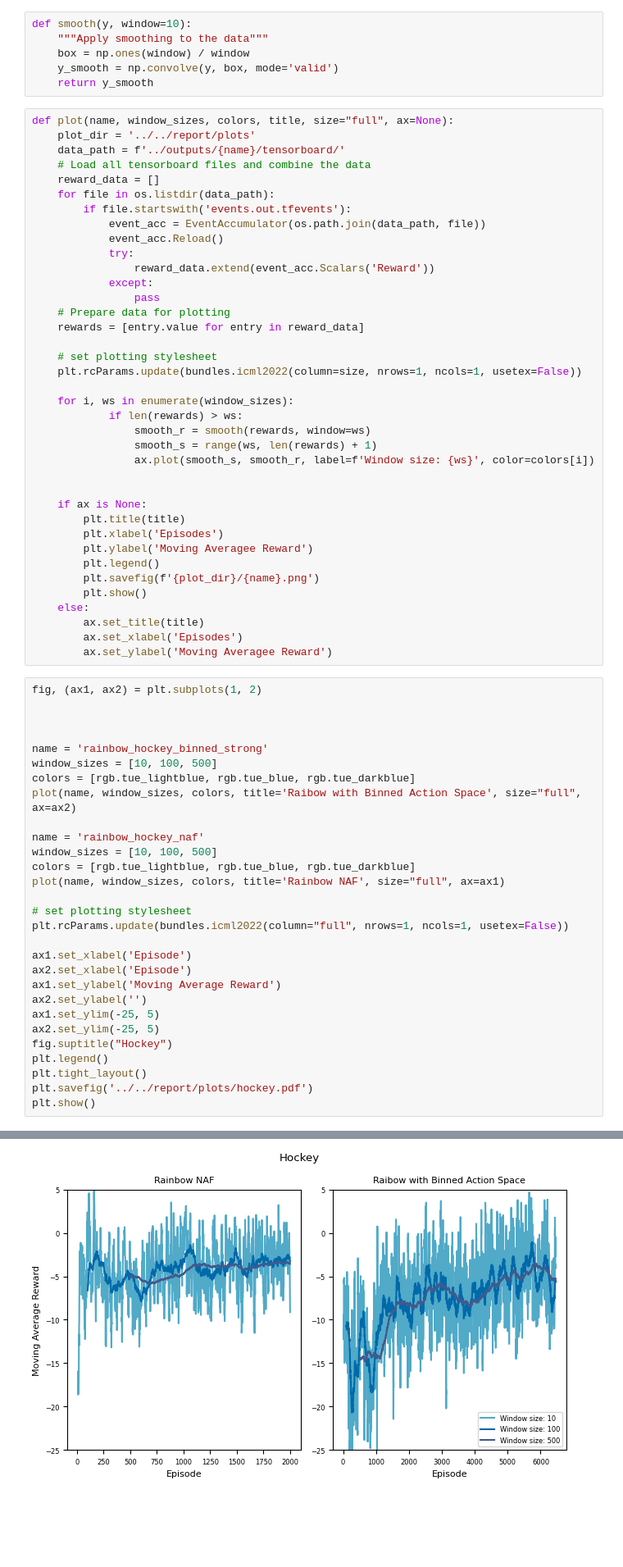
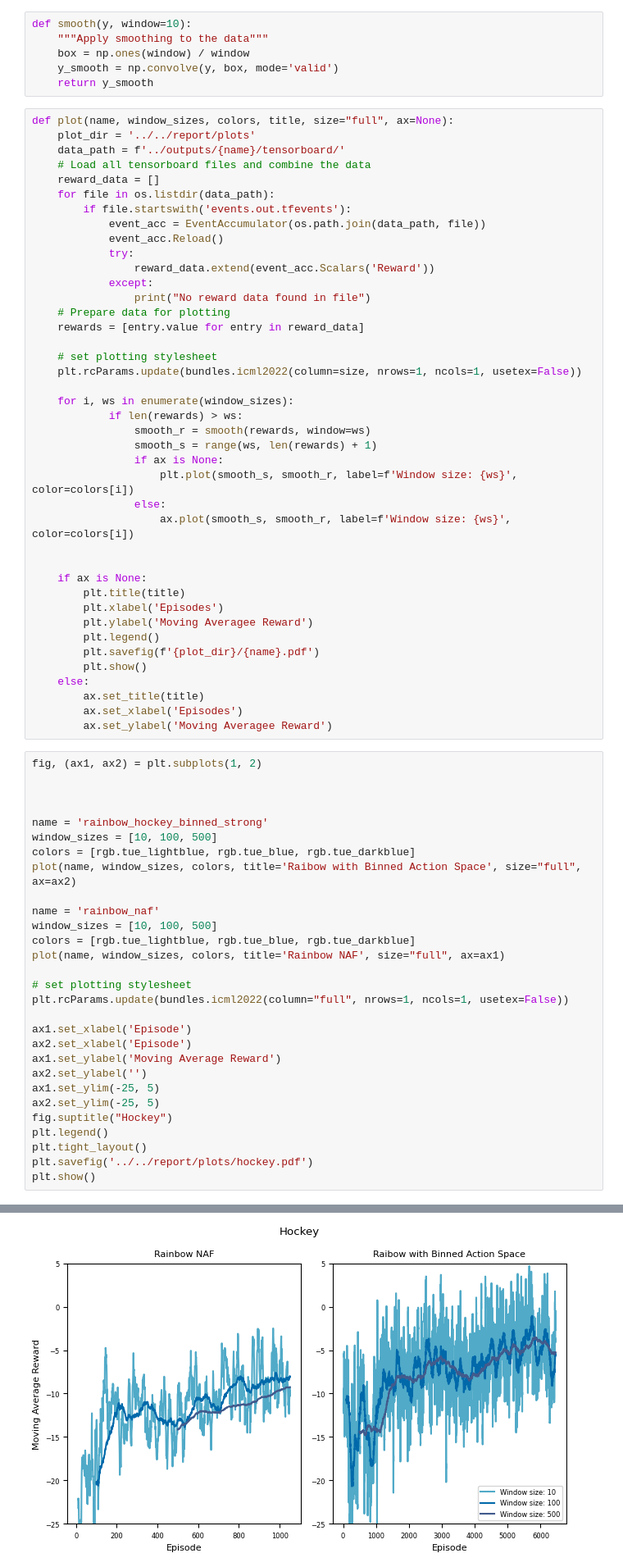
Before and after one commit to Xploeng/HockeyAI, a Jupyter notebook: src/scripts/plotting.ipynb, the cells around one changed output, grey strips where cells are left out. Shown: that part at 82% size. Saved outputs shown, nothing was run; the diff lists cells and outputs as text; blank space fills up the shorter version.

Commit message:
plots and config

```diff
--- a/src/scripts/plotting.ipynb
+++ b/src/scripts/plotting.ipynb
@@ -28,7 +28,7 @@ def plot(name, window_sizes, colors, title, size="full", ax=None):
             try:
                 reward_data.extend(event_acc.Scalars('Reward'))
             except:
-                pass
+                print("No reward data found in file")
     # Prepare data for plotting
     rewards = [entry.value for entry in reward_data]
 
@@ -39,7 +39,10 @@ def plot(name, window_sizes, colors, title, size="full", ax=None):
             if len(rewards) > ws:
                 smooth_r = smooth(rewards, window=ws)
                 smooth_s = range(ws, len(rewards) + 1)
-                ax.plot(smooth_s, smooth_r, label=f'Window size: {ws}', color=colors[i])
+                if ax is None:
+                    plt.plot(smooth_s, smooth_r, label=f'Window size: {ws}', color=colors[i])
+                else:
+                    ax.plot(smooth_s, smooth_r, label=f'Window size: {ws}', color=colors[i])
 
 
     if ax is None:
@@ -47,7 +50,7 @@ def plot(name, window_sizes, colors, title, size="full", ax=None):
         plt.xlabel('Episodes')
         plt.ylabel('Moving Averagee Reward')
         plt.legend()
-        plt.savefig(f'{plot_dir}/{name}.png')
+        plt.savefig(f'{plot_dir}/{name}.pdf')
         plt.show()
     else:
         ax.set_title(title)
@@ -63,7 +66,7 @@ window_sizes = [10, 100, 500]
 colors = [rgb.tue_lightblue, rgb.tue_blue, rgb.tue_darkblue]
 plot(name, window_sizes, colors, title='Raibow with Binned Action Space', size="full", ax=ax2)
 
-name = 'rainbow_hockey_naf'
+name = 'rainbow_naf'
 window_sizes = [10, 100, 500]
 colors = [rgb.tue_lightblue, rgb.tue_blue, rgb.tue_darkblue]
 plot(name, window_sizes, colors, title='Rainbow NAF', size="full", ax=ax1)
@@ -103,4 +129,4 @@ findfont: Generic family 'serif' not found because none of the following familie
-[figure, old version]
+[figure, new version]
 # %%
 name = 'cartpole_rainbow'
 window_sizes = [1, 50]
```
Also changed, not shown: parts of 3 cells of this notebook, 3 other files.
